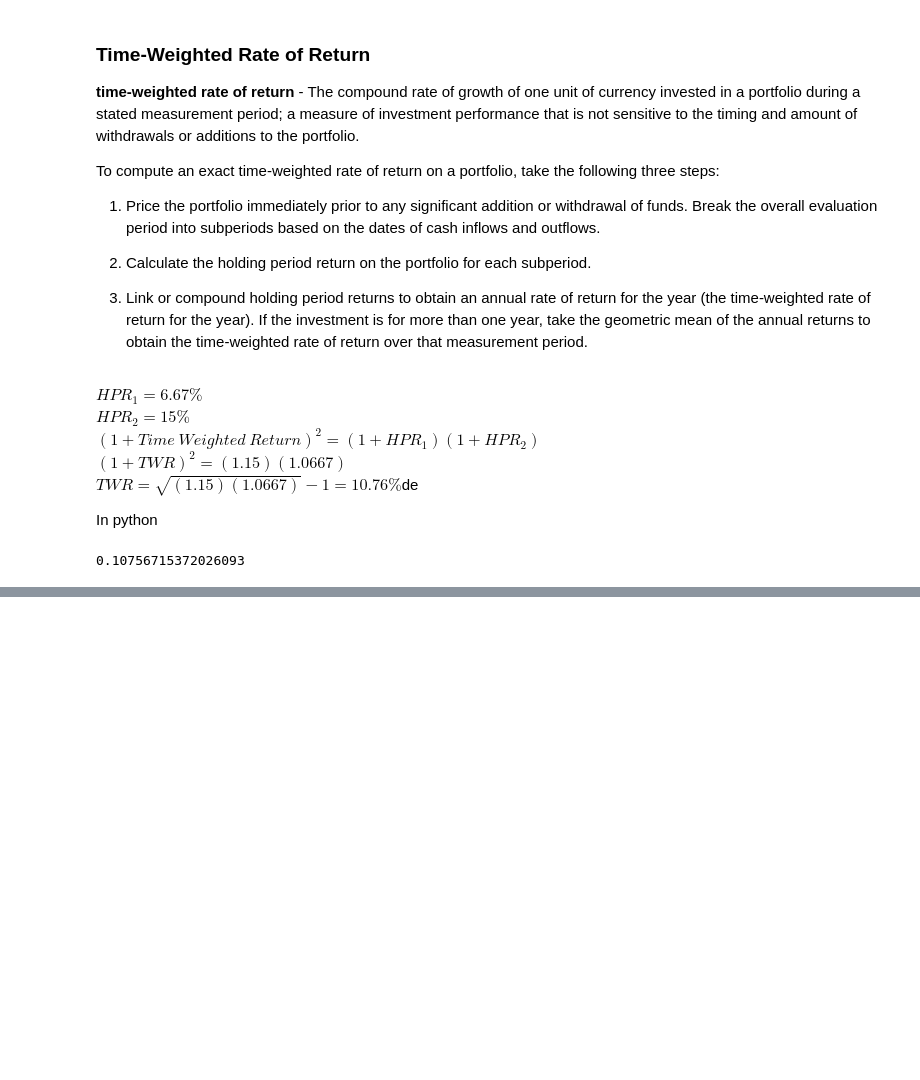
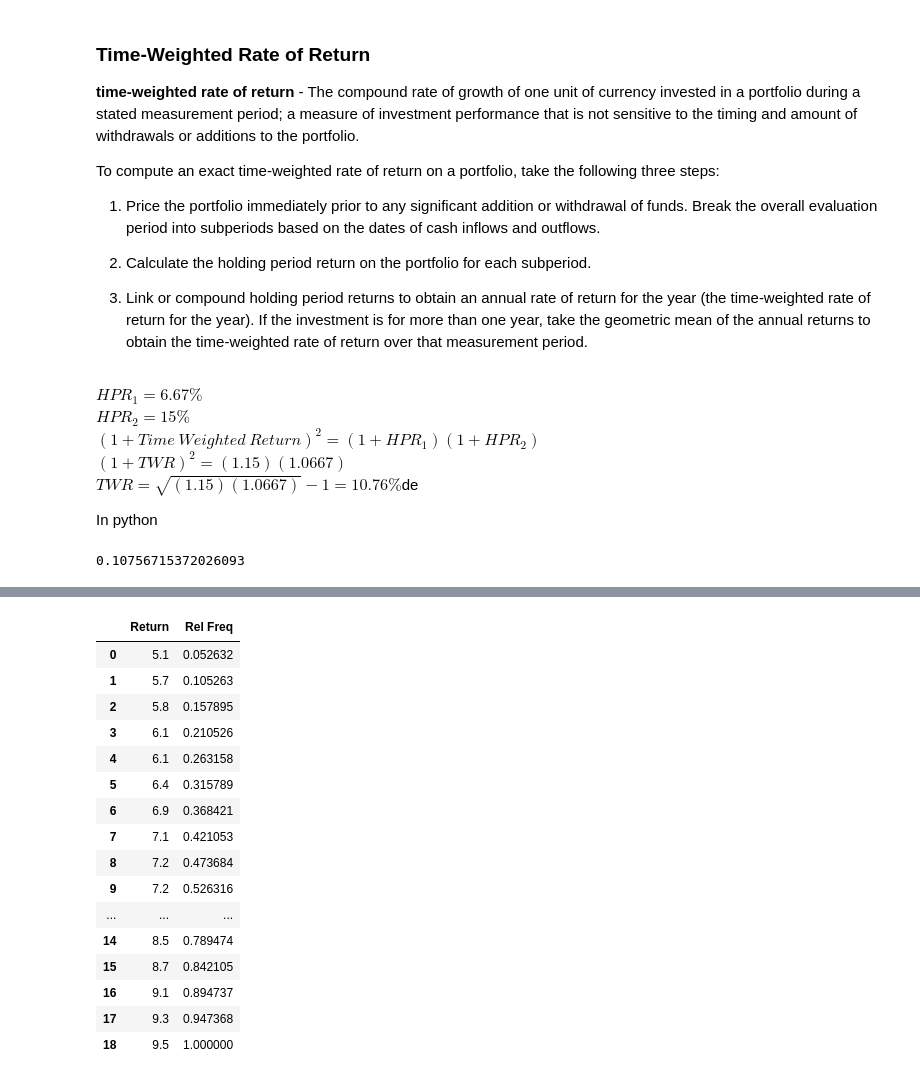
Before and after one commit to cmjernigan/CFA, a Jupyter notebook: CFA Quantitative Methods.ipynb, the cells around one changed output, grey strips where cells are left out. Saved outputs shown, nothing was run; the diff lists cells and outputs as text; code cells hidden in the pictures; blank space fills up the shorter version.

```diff
--- a/CFA Quantitative Methods.ipynb
+++ b/CFA Quantitative Methods.ipynb
@@ -786,0 +1009,39 @@ Define a function to compute the time-weighted return from a dataframe containin
+# %%
+def ecdf(data):
+    """Compute ECDF for a one-dimensional array of measurements."""
+    # Number of data points: n
+    n = len(data)
+
+    # x-data for the ECDF: x
+    x = np.sort(data)
+
+    # y-data for the ECDF: y
+    y = np.arange(1, n+1) / n
+
+    return x, y
+
+returns = np.array([9.1, 5.1, 7.3, 6.9, 9.3, 5.7, 8.1, 6.4, 6.1, 8.5, 7.1, 7.6, 7.2, 9.5, 5.8, 8.7, 6.1, 7.2, 8.3])
+
+x, y = ecdf(returns)
+
+returns_df = pd.concat([pd.DataFrame(x, columns=['Return']), pd.DataFrame(y, columns=['Rel Freq'])], axis=1)
+
+returns_df
+# %% [output]
+|  | Return | Rel Freq |
+| 0 | 5.1 | 0.052632 |
+| 1 | 5.7 | 0.105263 |
+| 2 | 5.8 | 0.157895 |
+| 3 | 6.1 | 0.210526 |
+| 4 | 6.1 | 0.263158 |
+| 5 | 6.4 | 0.315789 |
+| 6 | 6.9 | 0.368421 |
+| 7 | 7.1 | 0.421053 |
+| 8 | 7.2 | 0.473684 |
+| 9 | 7.2 | 0.526316 |
+| ... | ... | ... |
+| 14 | 8.5 | 0.789474 |
+| 15 | 8.7 | 0.842105 |
+| 16 | 9.1 | 0.894737 |
+| 17 | 9.3 | 0.947368 |
+| 18 | 9.5 | 1.000000 |
```
Also changed, not shown: parts of 12 cells of this notebook.
